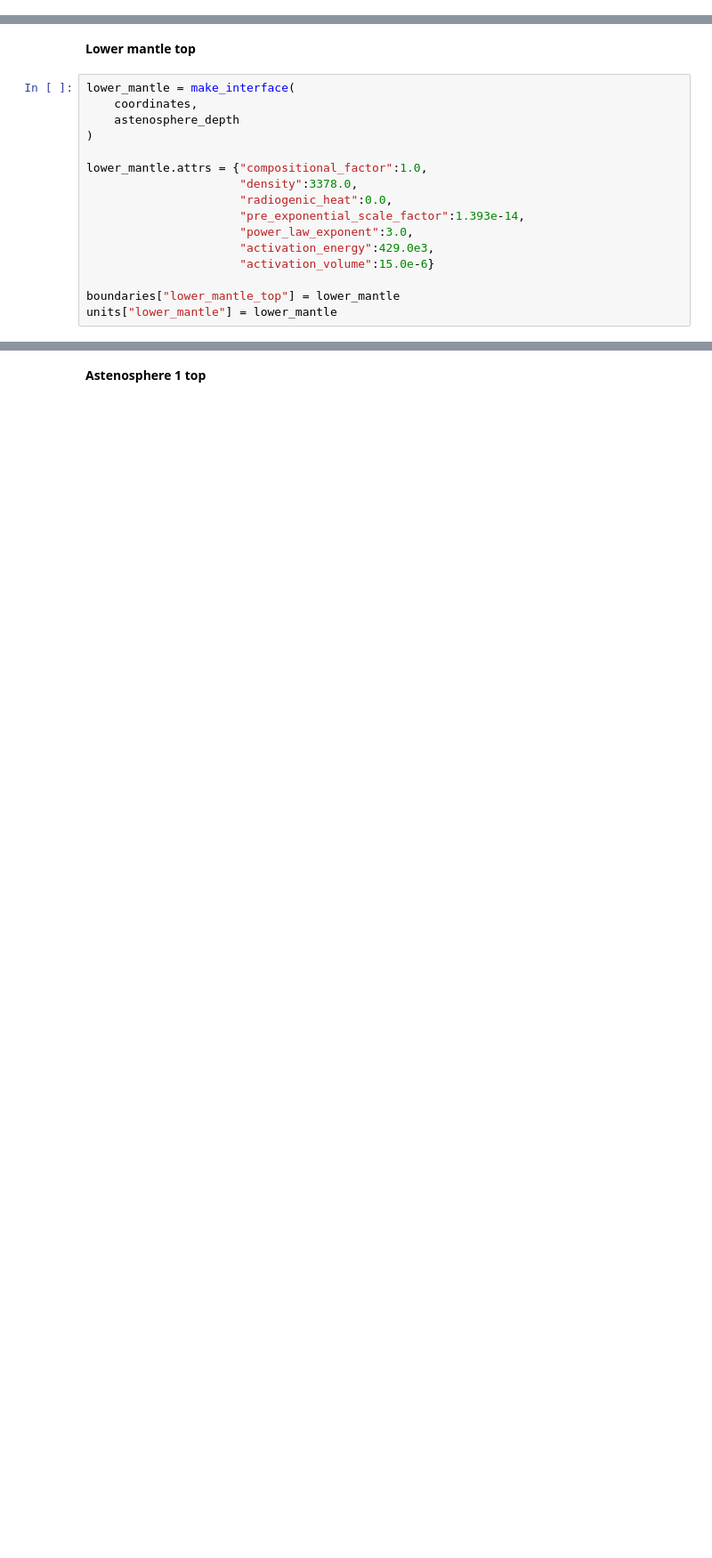
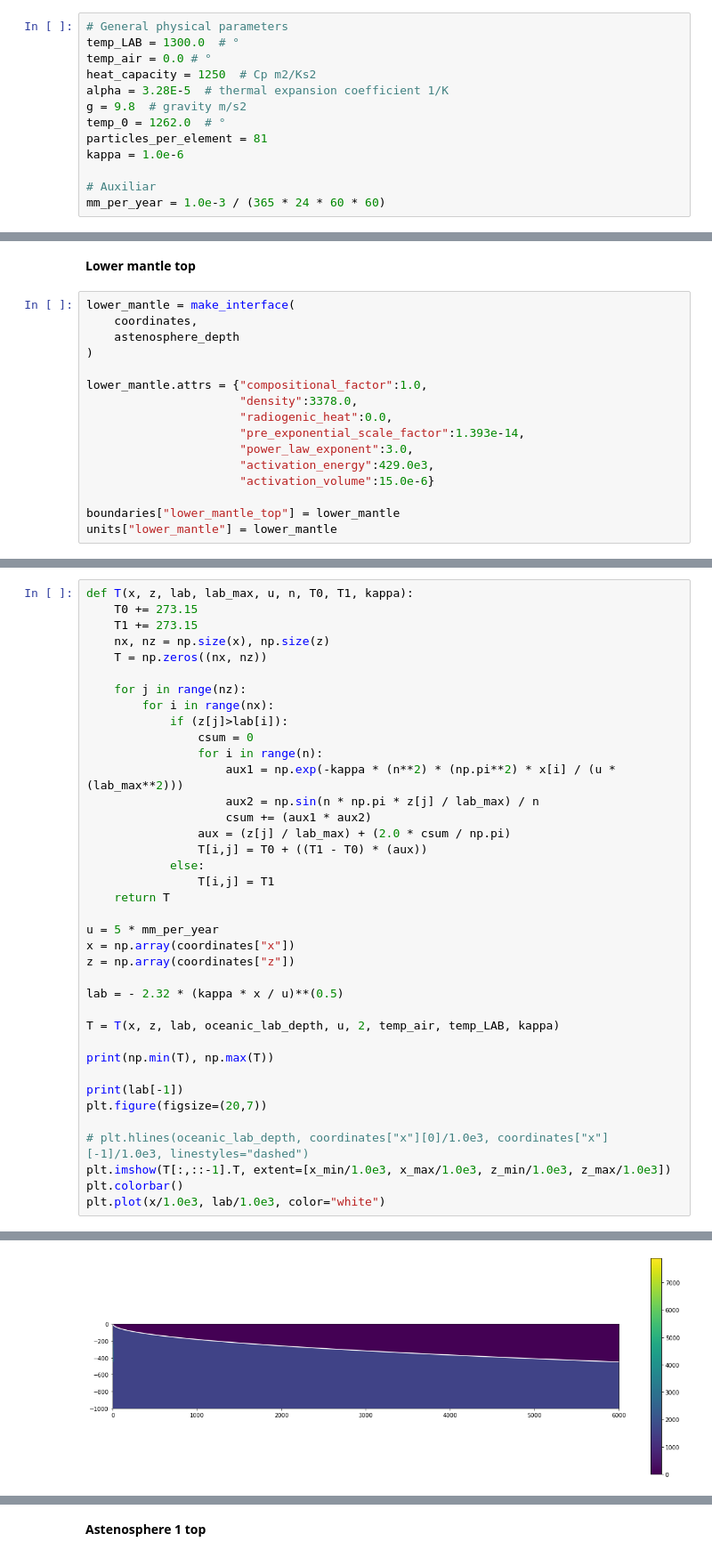
Before and after one commit to jamisonassuncao/mandyoc-scripts, a Jupyter notebook: subduction-initial.ipynb, the cells around one changed output, grey strips where cells are left out. Shown at 89% size. Saved outputs shown, nothing was run; the diff lists cells and outputs as text; blank space fills up the shorter version.

```diff
--- a/subduction-initial.ipynb
+++ b/subduction-initial.ipynb
@@ -41,3 +41,16 @@ Coordinates:
+# %%
+# General physical parameters
+temp_LAB = 1300.0  # °
+temp_air = 0.0 # °
+heat_capacity = 1250  # Cp m2/Ks2
+alpha = 3.28E-5  # thermal expansion coefficient 1/K
+g = 9.8  # gravity m/s2
+temp_0 = 1262.0  # °
+particles_per_element = 81
+kappa = 1.0e-6
+
+# Auxiliar
+mm_per_year = 1.0e-3 / (365 * 24 * 60 * 60)
 # %% [markdown]
 ## Interfaces
 # %%
@@ -126,0 +149,39 @@ units["lower_mantle"] = lower_mantle
+# %%
+def T(x, z, lab, lab_max, u, n, T0, T1, kappa):
+    T0 += 273.15
+    T1 += 273.15
+    nx, nz = np.size(x), np.size(z)
+    T = np.zeros((nx, nz))
+
+    for j in range(nz):
+        for i in range(nx):
+            if (z[j]>lab[i]):
+                csum = 0
+                for i in range(n):
+                    aux1 = np.exp(-kappa * (n**2) * (np.pi**2) * x[i] / (u * (lab_max**2)))
+                    aux2 = np.sin(n * np.pi * z[j] / lab_max) / n
+                    csum += (aux1 * aux2)
+                aux = (z[j] / lab_max) + (2.0 * csum / np.pi)
+                T[i,j] = T0 + ((T1 - T0) * (aux))
+            else:
+                T[i,j] = T1
+    return T
+
+u = 5 * mm_per_year
+x = np.array(coordinates["x"])
+z = np.array(coordinates["z"])
+
+lab = - 2.32 * (kappa * x / u)**(0.5)
+
+T = T(x, z, lab, oceanic_lab_depth, u, 2, temp_air, temp_LAB, kappa)
+
+print(np.min(T), np.max(T))
+
+print(lab[-1])
+plt.figure(figsize=(20,7))
+
+# plt.hlines(oceanic_lab_depth, coordinates["x"][0]/1.0e3, coordinates["x"][-1]/1.0e3, linestyles="dashed")
+plt.imshow(T[:,::-1].T, extent=[x_min/1.0e3, x_max/1.0e3, z_min/1.0e3, z_max/1.0e3])
+plt.colorbar()
+plt.plot(x/1.0e3, lab/1.0e3, color="white")
+# %% [output]
@@ -126,0 +191 @@ units["lower_mantle"] = lower_mantle
+[figure, added]
```
Also changed, not shown: parts of 16 cells of this notebook, 3 other files.
